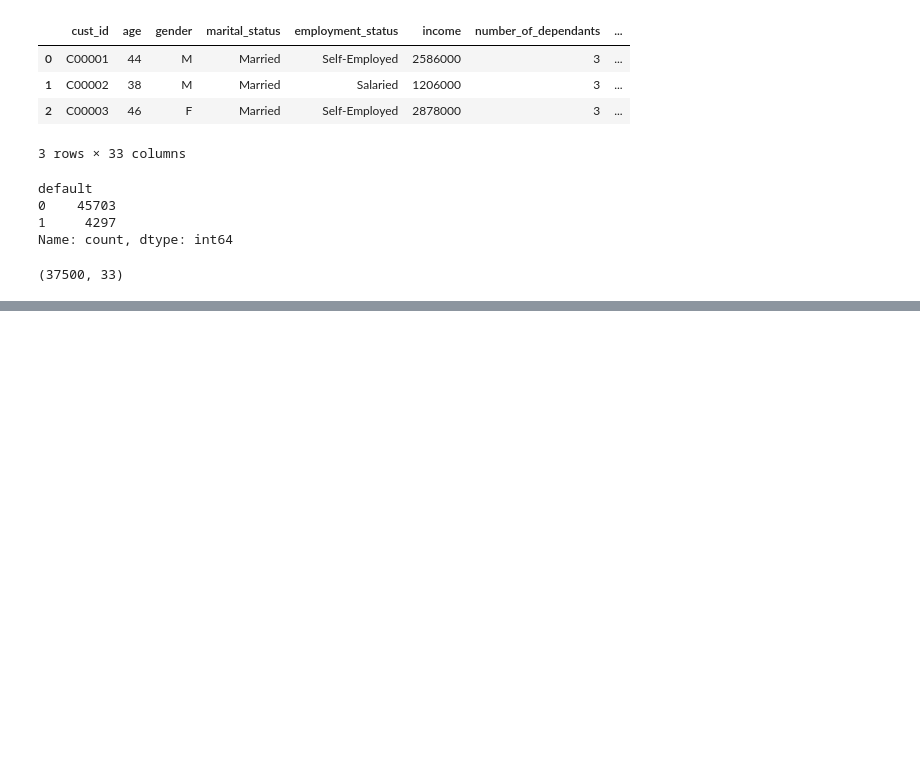
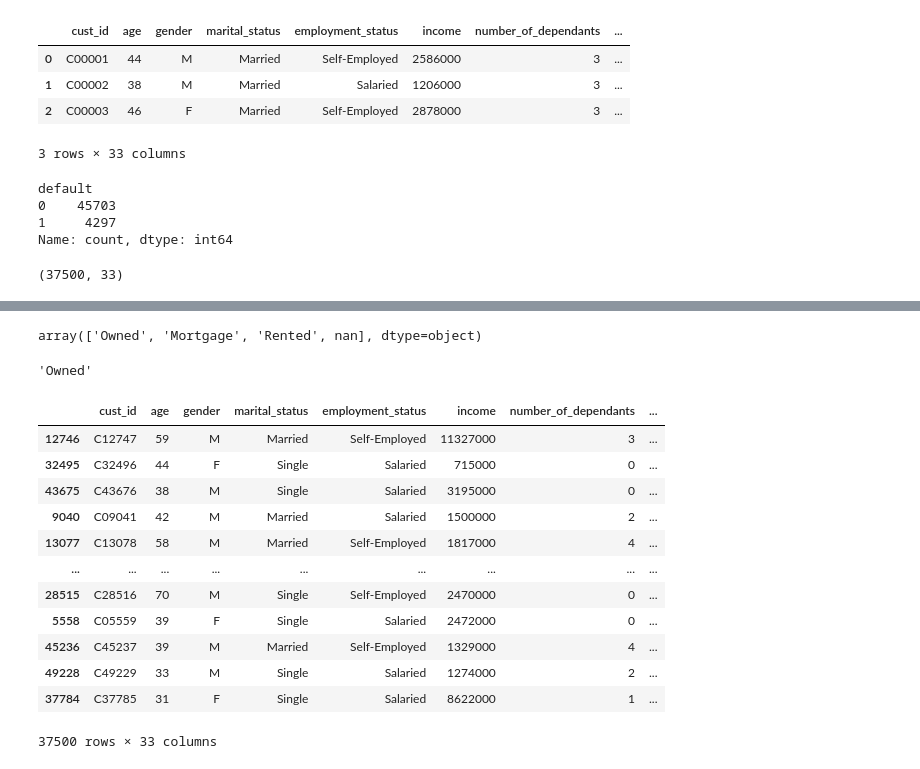
Before and after one commit to gianlucapes/credit_risk_modelling, a Jupyter notebook: notebook/credit_risk_model.ipynb, the cells around one changed output, grey strips where cells are left out. Cells and saved outputs as stored; diff of their text form; code cells hidden in the pictures; blank space fills up the shorter version.

```diff
--- a/notebook/credit_risk_model.ipynb
+++ b/notebook/credit_risk_model.ipynb
@@ -43,0 +66,25 @@ df_train.shape
+# %%
+df_train.residence_type.unique()
+# %% [output]
+array(['Owned', 'Mortgage', 'Rented', nan], dtype=object)
+# %%
+mode_residence=df_train.residence_type.mode()[0]
+mode_residence
+# %% [output]
+'Owned'
+# %%
+df_train.residence_type.fillna(mode_residence,inplace=True)
+# %% [output]
+|  | cust_id | age | gender | marital_status | employment_status | income | number_of_dependants | ... |
+| 12746 | C12747 | 59 | M | Married | Self-Employed | 11327000 | 3 | ... |
+| 32495 | C32496 | 44 | F | Single | Salaried | 715000 | 0 | ... |
+| 43675 | C43676 | 38 | M | Single | Salaried | 3195000 | 0 | ... |
+| 9040 | C09041 | 42 | M | Married | Salaried | 1500000 | 2 | ... |
+| 13077 | C13078 | 58 | M | Married | Self-Employed | 1817000 | 4 | ... |
+| ... | ... | ... | ... | ... | ... | ... | ... | ... |
+| 28515 | C28516 | 70 | M | Single | Self-Employed | 2470000 | 0 | ... |
+| 5558 | C05559 | 39 | F | Single | Salaried | 2472000 | 0 | ... |
+| 45236 | C45237 | 39 | M | Married | Self-Employed | 1329000 | 4 | ... |
+| 49228 | C49229 | 33 | M | Single | Salaried | 1274000 | 2 | ... |
+| 37784 | C37785 | 31 | F | Single | Salaried | 8622000 | 1 | ... |
+37500 rows × 33 columns
```
Also changed, not shown: parts of 19 cells of this notebook, 2 other files.
